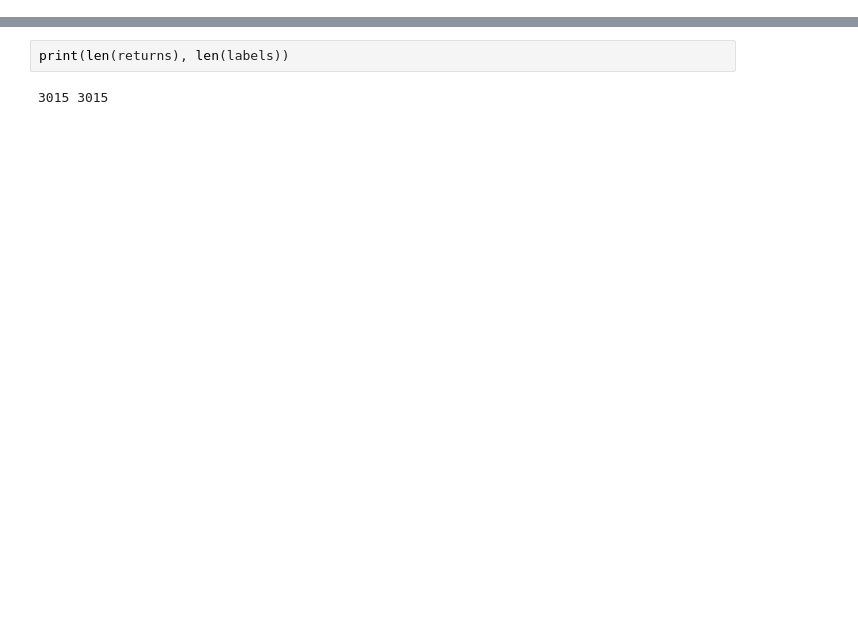
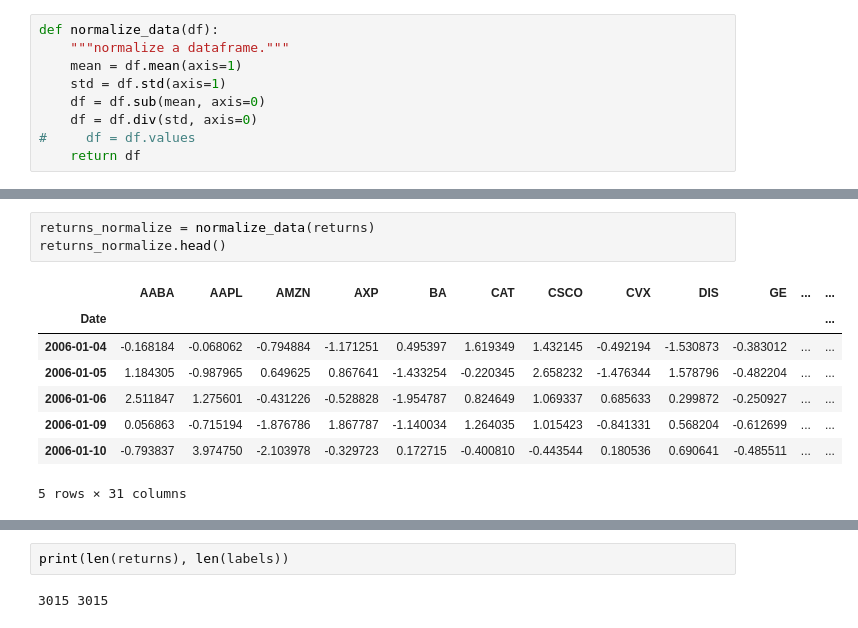
Before and after one commit to tqa236/LSTM_algo_trading, a Jupyter notebook: notebook/[Official] Data Preparation and Visualization.ipynb, the cells around one changed output, grey strips where cells are left out. Drawn from its saved outputs; the diff is of its cells as text; blank space fills up the shorter version.

```diff
--- a/notebook/[Official] Data Preparation and Visualization.ipynb
+++ b/notebook/[Official] Data Preparation and Visualization.ipynb
@@ -6,3 +20,12 @@ import matplotlib.pyplot as plt
+# %%
+def normalize_data(df):
+    """normalize a dataframe."""
+    mean = df.mean(axis=1)
+    std = df.std(axis=1)
+    df = df.sub(mean, axis=0)
+    df = df.div(std, axis=0)
+#     df = df.values
+    return df
 # %%
 # First, we get the data
 returns = pd.read_csv('../data/dowjones_calculated/returns.csv', index_col='Date', parse_dates=['Date'])
@@ -19,3 +94,15 @@ returns.head()
+# %%
+returns_normalize = normalize_data(returns)
+returns_normalize.head()
+# %% [output]
+|  | AABA | AAPL | AMZN | AXP | BA | CAT | CSCO | CVX | DIS | GE | ... | ... |
+| Date |  |  |  |  |  |  |  |  |  |  |  | ... |
+| 2006-01-04 | -0.168184 | -0.068062 | -0.794884 | -1.171251 | 0.495397 | 1.619349 | 1.432145 | -0.492194 | -1.530873 | -0.383012 | ... | ... |
+| 2006-01-05 | 1.184305 | -0.987965 | 0.649625 | 0.867641 | -1.433254 | -0.220345 | 2.658232 | -1.476344 | 1.578796 | -0.482204 | ... | ... |
+| 2006-01-06 | 2.511847 | 1.275601 | -0.431226 | -0.528828 | -1.954787 | 0.824649 | 1.069337 | 0.685633 | 0.299872 | -0.250927 | ... | ... |
+| 2006-01-09 | 0.056863 | -0.715194 | -1.876786 | 1.867787 | -1.140034 | 1.264035 | 1.015423 | -0.841331 | 0.568204 | -0.612699 | ... | ... |
+| 2006-01-10 | -0.793837 | 3.974750 | -2.103978 | -0.329723 | 0.172715 | -0.400810 | -0.443544 | 0.180536 | 0.690641 | -0.485511 | ... | ... |
+5 rows × 31 columns
 # %%
 labels = pd.read_csv('../data/dowjones_calculated/labels.csv', index_col='Date', parse_dates=['Date'])
 labels.head()
```
Also changed, not shown: parts of 28 cells of this notebook, 9 other files.
